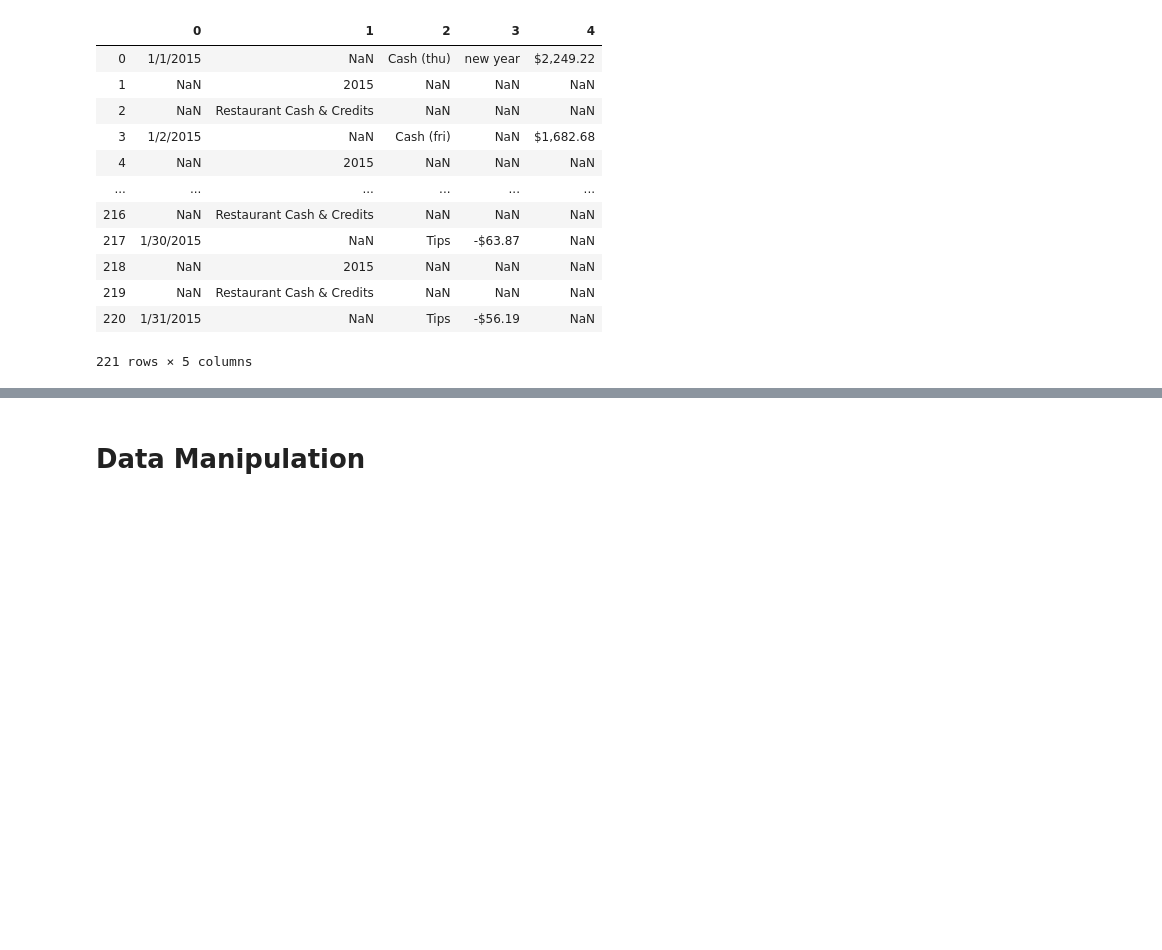
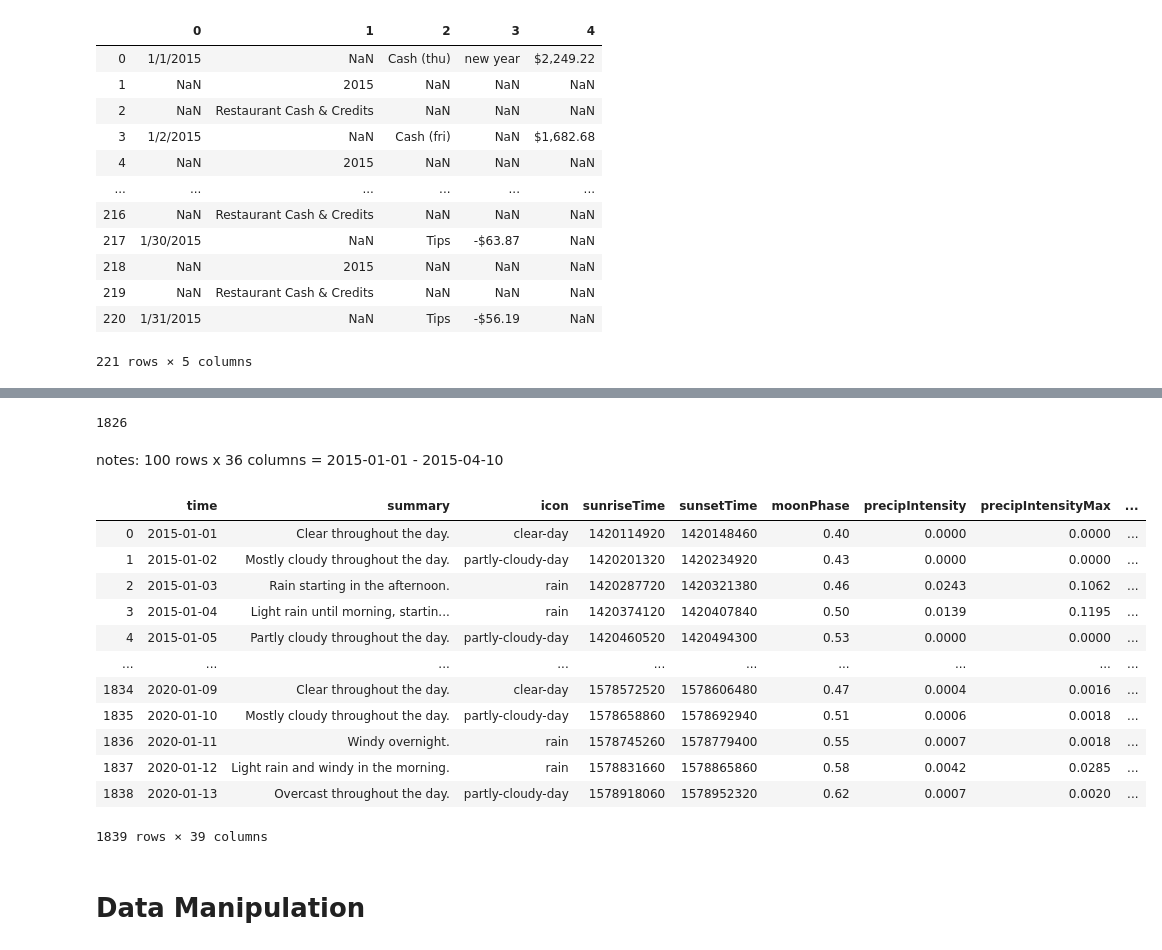
Before and after one commit to KennyMiyasato/final_project, a Jupyter notebook: final_project_daily.ipynb, the cells around one changed output, grey strips where cells are left out. Saved outputs shown, nothing was run; the diff lists cells and outputs as text; code cells hidden in the pictures; blank space fills up the shorter version.

```diff
--- a/final_project_daily.ipynb
+++ b/final_project_daily.ipynb
@@ -66,0 +87,4 @@ from pmdarima import auto_arima
+# %%
+len(list_epoch)
+# %% [output]
+1826
@@ -66,0 +117,27 @@ from pmdarima import auto_arima
+# %% [markdown]
+notes: 100 rows x 36 columns = 2015-01-01 - 2015-04-10
+# %%
+list_csv_files = []
+for infile in glob.glob("dark_sky_api_csv/*.csv"):
+    dataframe = pd.read_csv(infile, index_col=0)
+    list_csv_files.append(dataframe)
+
+df = pd.concat(list_csv_files, sort=False, ignore_index=True)
+df = df.sort_values(by=['time'])
+df = df.reset_index(drop=True)
+# %%
+df
+# %% [output]
+|  | time | summary | icon | sunriseTime | sunsetTime | moonPhase | precipIntensity | precipIntensityMax | ... |
+| 0 | 2015-01-01 | Clear throughout the day. | clear-day | 1420114920 | 1420148460 | 0.40 | 0.0000 | 0.0000 | ... |
+| 1 | 2015-01-02 | Mostly cloudy throughout the day. | partly-cloudy-day | 1420201320 | 1420234920 | 0.43 | 0.0000 | 0.0000 | ... |
+| 2 | 2015-01-03 | Rain starting in the afternoon. | rain | 1420287720 | 1420321380 | 0.46 | 0.0243 | 0.1062 | ... |
+| 3 | 2015-01-04 | Light rain until morning, startin... | rain | 1420374120 | 1420407840 | 0.50 | 0.0139 | 0.1195 | ... |
+| 4 | 2015-01-05 | Partly cloudy throughout the day. | partly-cloudy-day | 1420460520 | 1420494300 | 0.53 | 0.0000 | 0.0000 | ... |
+| ... | ... | ... | ... | ... | ... | ... | ... | ... | ... |
+| 1834 | 2020-01-09 | Clear throughout the day. | clear-day | 1578572520 | 1578606480 | 0.47 | 0.0004 | 0.0016 | ... |
+| 1835 | 2020-01-10 | Mostly cloudy throughout the day. | partly-cloudy-day | 1578658860 | 1578692940 | 0.51 | 0.0006 | 0.0018 | ... |
+| 1836 | 2020-01-11 | Windy overnight. | rain | 1578745260 | 1578779400 | 0.55 | 0.0007 | 0.0018 | ... |
+| 1837 | 2020-01-12 | Light rain and windy in the morning. | rain | 1578831660 | 1578865860 | 0.58 | 0.0042 | 0.0285 | ... |
+| 1838 | 2020-01-13 | Overcast throughout the day. | partly-cloudy-day | 1578918060 | 1578952320 | 0.62 | 0.0007 | 0.0020 | ... |
+1839 rows × 39 columns
```
Also changed, not shown: parts of 6 cells of this notebook, 1 other file.
